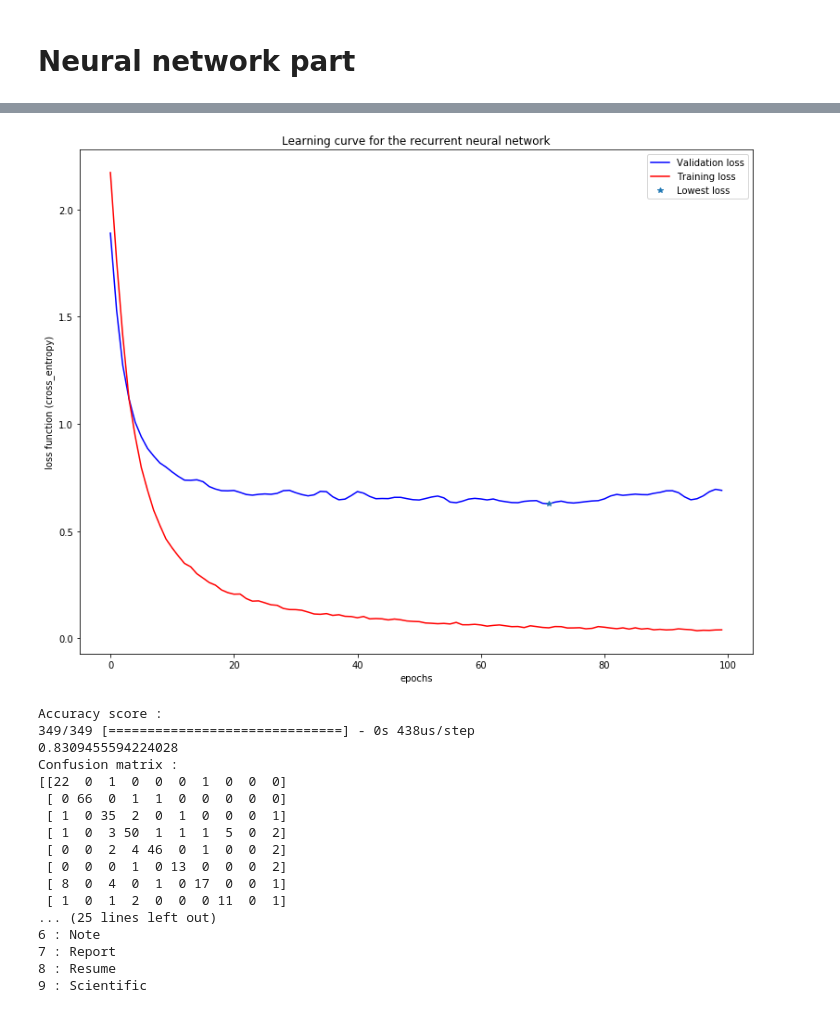
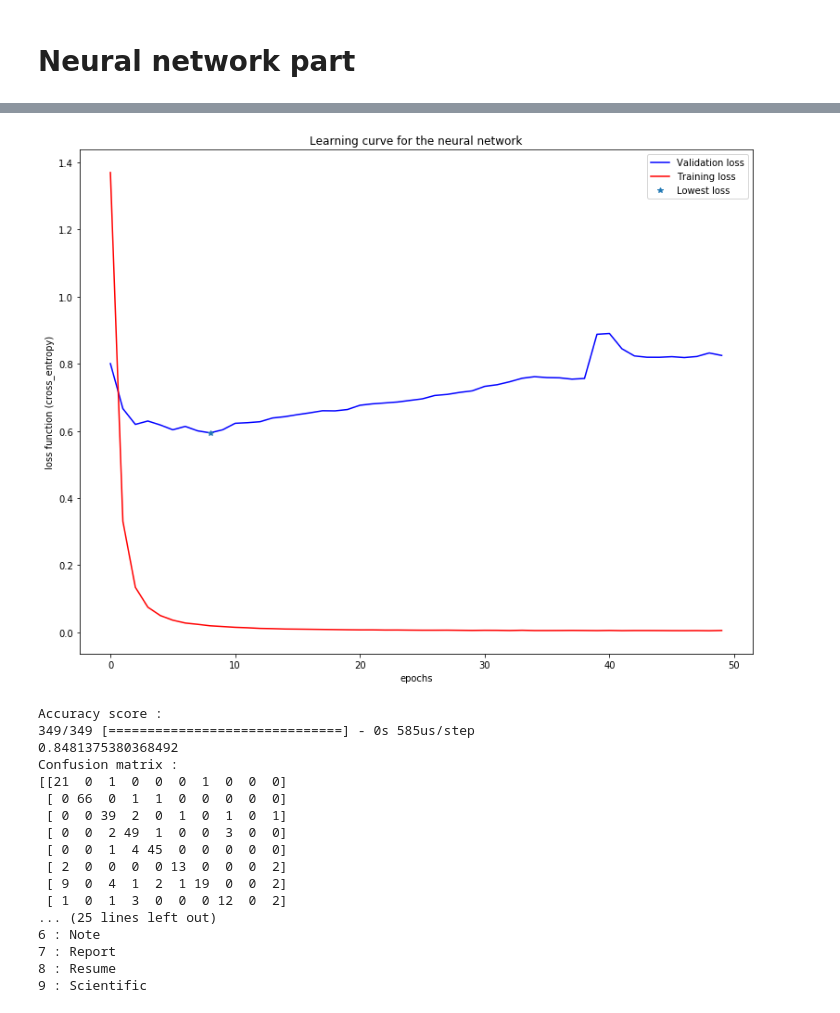
Before and after one commit to Rouen-NLP/final-lab-Datavoore, a Jupyter notebook: Tobacco_trial_lab.ipynb, the cells around one changed output, grey strips where cells are left out. Drawn from its saved outputs; the diff is of its cells as text; code cells hidden in the pictures.

```diff
--- a/Tobacco_trial_lab.ipynb
+++ b/Tobacco_trial_lab.ipynb
@@ -153,25 +145,25 @@ Confusion matrix :
 # %%
-# Neural Network for tfidf or word2vec
 def model_creation(dim_data):
+    # this function create a neural network model then return it
+    # inputs:
+    #       dim_data : the dimension of one of the data
     dim = dim_data
 
-    NN1 = Sequential()
-    LSTM(10,input_shape=(None,dim))
-    NN1.add(Dropout(0.5))
+    NN = Sequential()
 
-    NN1.add(Dense(50,activation="relu"))
-    NN1.add(Dropout(0.5))
+    NN.add(Dense(512,activation="relu",input_shape=(dim,)))
+    NN.add(Dropout(0.5))
 
-    NN1.add(Dense(10, activation='softmax'))
+    NN.add(Dense(10, activation='softmax'))
 
-    NN1.compile(loss='categorical_crossentropy', optimizer='adam', metrics=['accuracy'])
-    return NN1
+    NN.compile(loss='categorical_crossentropy', optimizer='adam', metrics=['accuracy'])
+    return NN
 # %%
 from keras.callbacks import ModelCheckpoint
 
 checkpointer = ModelCheckpoint(filepath="weights.hdf5", verbose=1, save_best_only=True)
 callbacks=[checkpointer]
-
-NN = model_creation(75956)
-hist = NN.fit(x_train_counts.toarray(),to_categorical(y_train),epochs=100,validation_split=0.1,batch_size = 512,callbacks=[checkpointer])
+dimension_data = len(x_train_counts.toarray()[0])
+NN = model_creation(dimension_data)
+hist = NN.fit(x_train_counts.toarray(),to_categorical(y_train),epochs=50,validation_split=0.1,batch_size = 128,callbacks=[checkpointer])
 NN.load_weights('weights.hdf5')
@@ -178,15 +188,16 @@ NN.load_weights('weights.hdf5')
 # %%
 plt.figure("Learning curve",figsize=(13,10))
 plt.plot(hist.history["val_loss"],"b")
 plt.plot(hist.history["loss"],"r")
 plt.plot(np.argmin(hist.history["val_loss"]),hist.history["val_loss"][np.argmin(hist.history["val_loss"])],"*")
 plt.legend(("Validation loss","Training loss","Lowest loss"))
-plt.title("Learning curve for the recurrent neural network")
+plt.title("Learning curve for the neural network")
 plt.ylabel("loss function (cross_entropy)")
 plt.xlabel("epochs")
+plt.savefig("Graph_learning.png")
 plt.show()
 # %% [output]
-[figure, old version]
+[figure, new version]
 # %%
 print("Accuracy score :")
 print(NN.evaluate(x_test_counts.toarray(),to_categorical(y_test))[1])
@@ -205,17 +216,17 @@ for l in label_classes :
     print(str(l)+" : "+label_classes[l])
 # %% [output]
 Accuracy score :
-349/349 [==============================] - 0s 438us/step
-0.8309455594224028
+349/349 [==============================] - 0s 585us/step
+0.8481375380368492
 Confusion matrix :
-[[22  0  1  0  0  0  1  0  0  0]
+[[21  0  1  0  0  0  1  0  0  0]
  [ 0 66  0  1  1  0  0  0  0  0]
- [ 1  0 35  2  0  1  0  0  0  1]
- [ 1  0  3 50  1  1  1  5  0  2]
- [ 0  0  2  4 46  0  1  0  0  2]
- [ 0  0  0  1  0 13  0  0  0  2]
- [ 8  0  4  0  1  0 17  0  0  1]
- [ 1  0  1  2  0  0  0 11  0  1]
+ [ 0  0 39  2  0  1  0  1  0  1]
+ [ 0  0  2 49  1  0  0  3  0  0]
+ [ 0  0  1  4 45  0  0  0  0  0]
+ [ 2  0  0  0  0 13  0  0  0  2]
+ [ 9  0  4  1  2  1 19  0  0  2]
+ [ 1  0  1  3  0  0  0 12  0  2]
 ... (25 lines left out)
 6 : Note
 7 : Report
```
Also changed, not shown: parts of 5 cells of this notebook, 3 other files.
